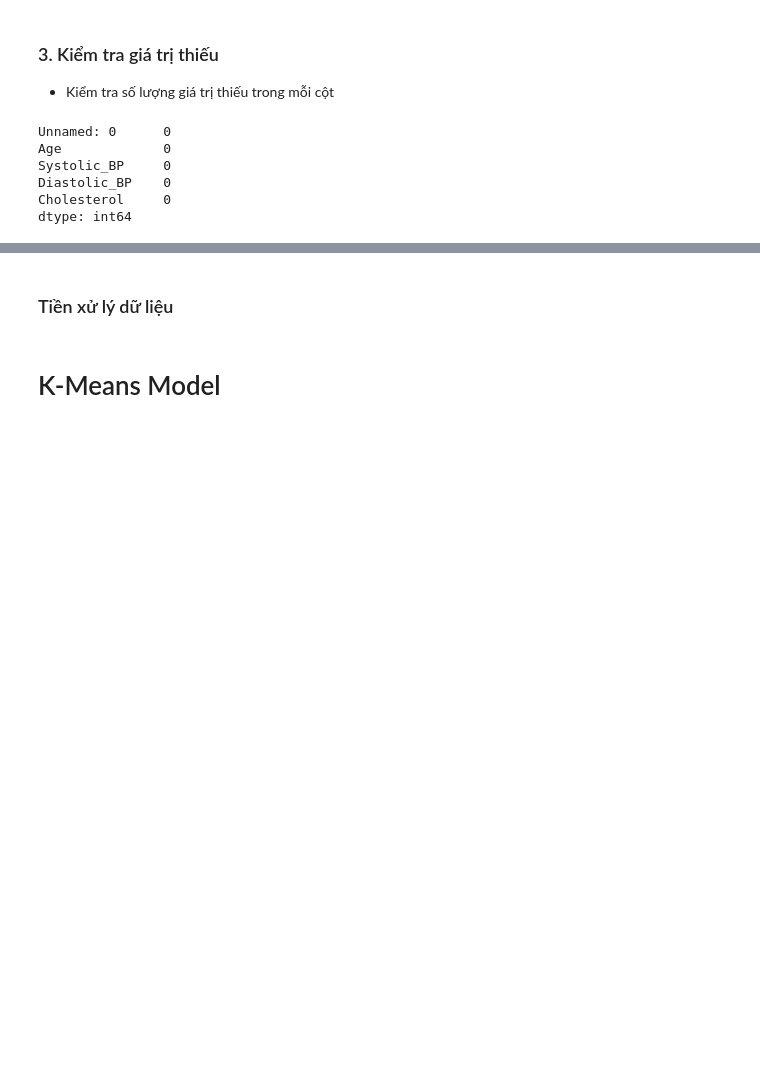
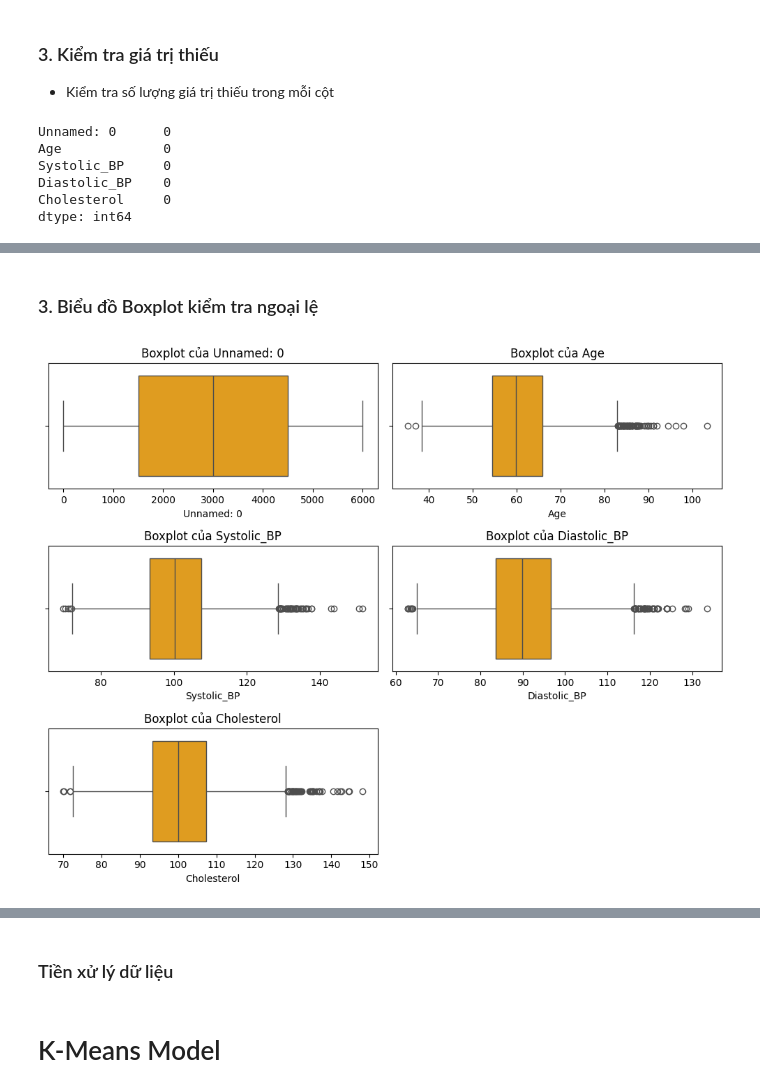
Before and after one commit to Vnboi2004/Artificial-Intelligence-Project, a Jupyter notebook: Demo.ipynb, the cells around one changed output, grey strips where cells are left out. Saved outputs shown, nothing was run; the diff lists cells and outputs as text; code cells hidden in the pictures; blank space fills up the shorter version.

```diff
--- a/Demo.ipynb
+++ b/Demo.ipynb
@@ -151,0 +99,20 @@ sns.pairplot(data[['Age', 'Systolic_BP', 'Diastolic_BP']]);
+# %% [markdown]
+### 3. Biểu đồ Boxplot kiểm tra ngoại lệ
+# %%
+# Thiết lập biểu đồ
+plt.figure(figsize=(10, 8))
+
+# Lấy số lượng cột trong dữ liệu
+num_cols = len(data.columns)
+
+rows = (num_cols + 1) // 2  # Tính số hàng cần thiết
+
+# Vẽ boxplot cho từng cột
+for i, col in enumerate(data.columns, 1):
+    plt.subplot(rows, 2, i)
+    sns.boxplot(x=data[col], color='orange')
+    plt.title(f"Boxplot của {col}")
+plt.tight_layout()
+33plt.show()
+# %% [output]
+[figure, added]
```
Also changed, not shown: parts of 34 cells of this notebook.
